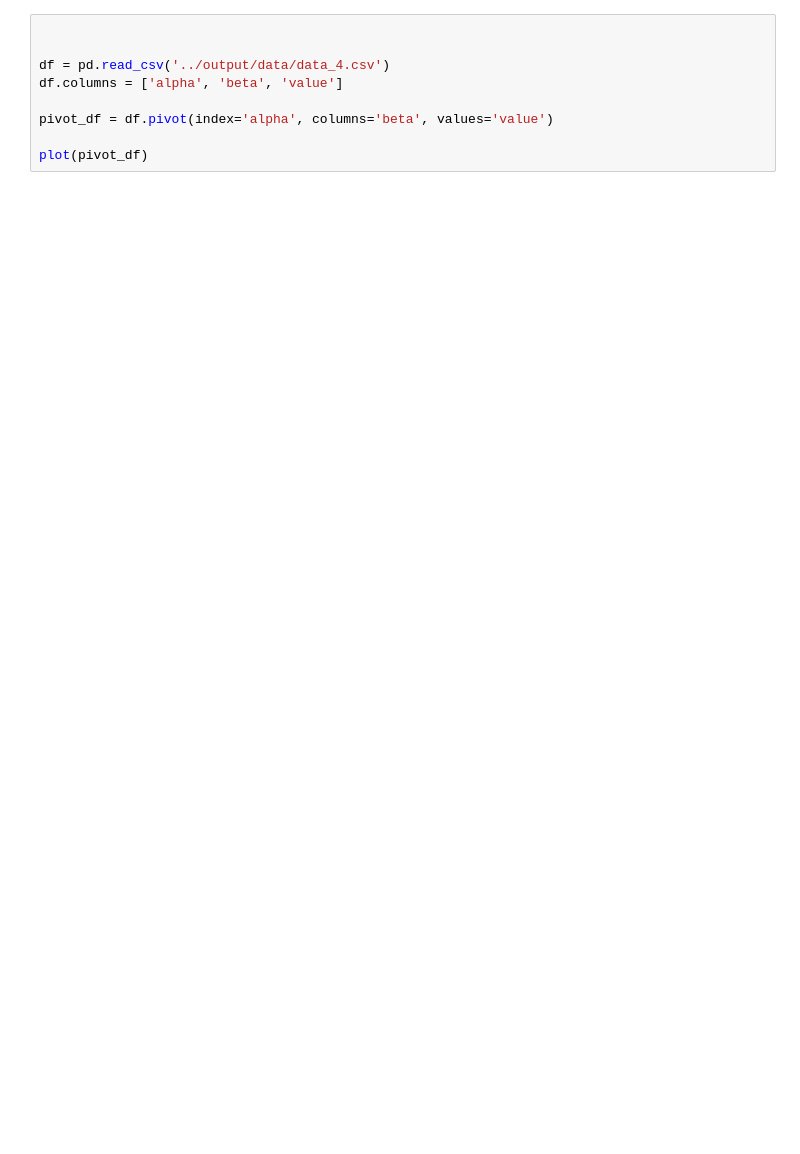
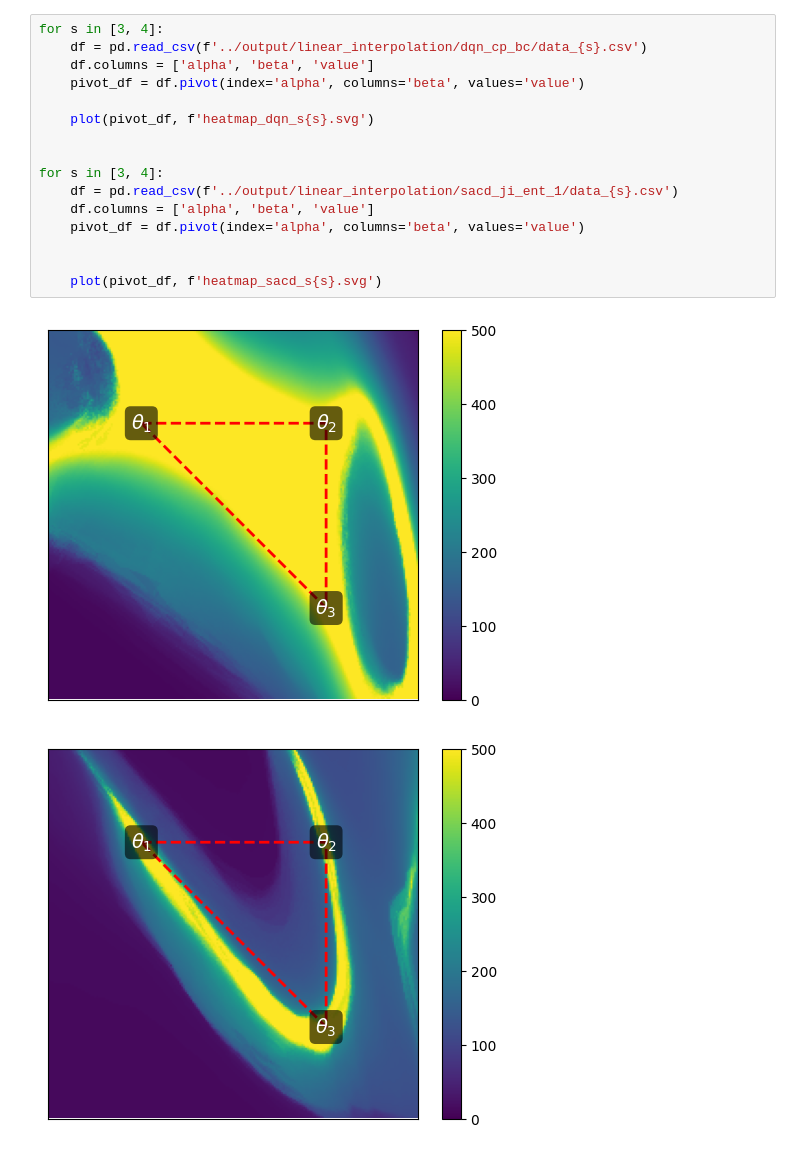
Before and after one commit to sebapusch/crl-stability-gap, a Jupyter notebook: scripts/linear_grid.ipynb, the cells around one changed output. Saved outputs shown, nothing was run; the diff lists cells and outputs as text; blank space fills up the shorter version.

```diff
--- a/scripts/linear_grid.ipynb
+++ b/scripts/linear_grid.ipynb
@@ -70,9 +80,19 @@ def plot(data):
 # %%
+for s in [3, 4]:
+    df = pd.read_csv(f'../output/linear_interpolation/dqn_cp_bc/data_{s}.csv')
+    df.columns = ['alpha', 'beta', 'value']
+    pivot_df = df.pivot(index='alpha', columns='beta', values='value')
+
+    plot(pivot_df, f'heatmap_dqn_s{s}.svg')
 
 
-df = pd.read_csv('../output/data/data_4.csv')
-df.columns = ['alpha', 'beta', 'value']
+for s in [3, 4]:
+    df = pd.read_csv(f'../output/linear_interpolation/sacd_ji_ent_1/data_{s}.csv')
+    df.columns = ['alpha', 'beta', 'value']
+    pivot_df = df.pivot(index='alpha', columns='beta', values='value')
 
-pivot_df = df.pivot(index='alpha', columns='beta', values='value')
 
-plot(pivot_df)
+    plot(pivot_df, f'heatmap_sacd_s{s}.svg')
+# %% [output]
+[figure, added]
+[figure, added]
```
Also changed, not shown: parts of 4 cells of this notebook, 24 other files.
